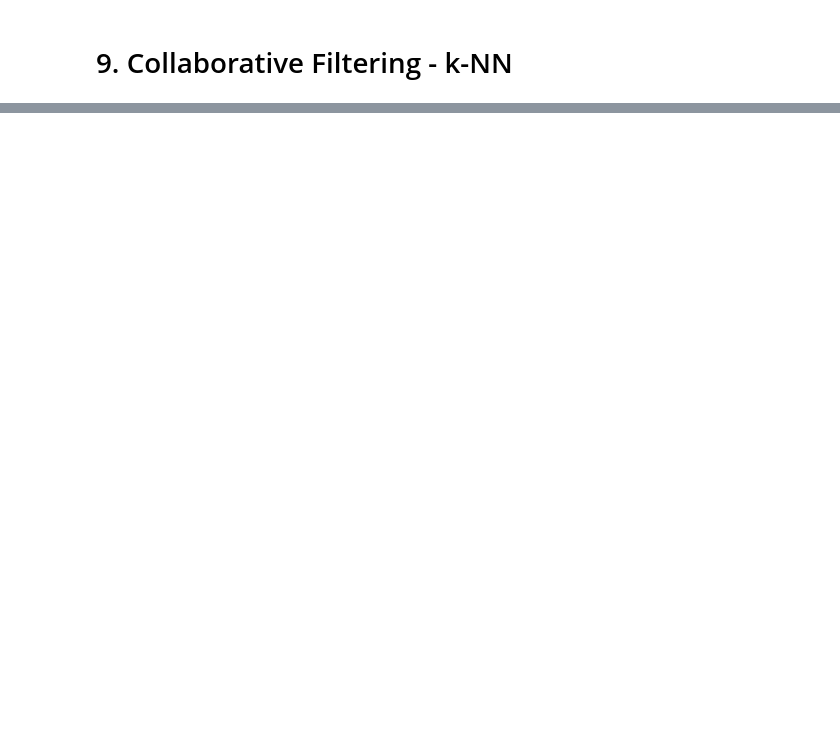
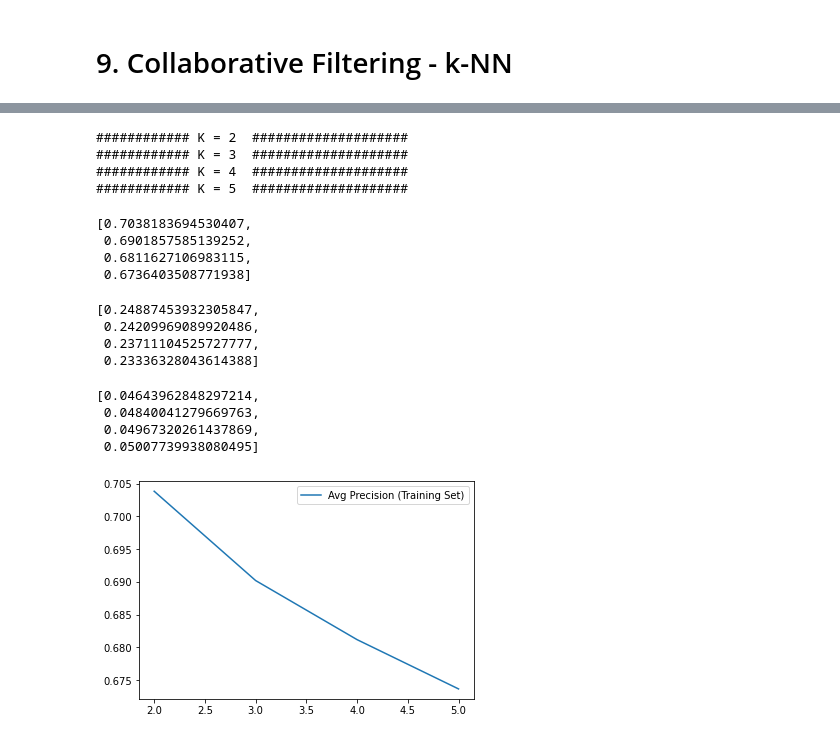
Before and after one commit to Rick0701/Videogames_Reccommendation, a Jupyter notebook: 9.Collaborative_Filtering_kNN.ipynb, the cells around one changed output, grey strips where cells are left out. Drawn from its saved outputs; the diff is of its cells as text; code cells hidden in the pictures; blank space fills up the shorter version.

```diff
--- a/9.Collaborative_Filtering_kNN.ipynb
+++ b/9.Collaborative_Filtering_kNN.ipynb
@@ -200,0 +118,17 @@ users_mapping[4607]
+# %%
+def avg_recall(row):
+     user_id_current = row["User"]
+     precision_current = []
+     recall_current = []
+     hgr_current = []
+     for i, neigh in enumerate(row["Nearest Neighbors"]):
+          # The computation should not be done for the same user
+          if i>0:
+               prec, recl, hgr = eval_k_kNN(user_id_current, neigh, 10, x_train, y_train, x_test)
+               precision_current.append(prec)
+               recall_current.append(recl)
+               hgr_current.append(hgr)
+     row["avg_precision"] = np.mean(precision_current)
+     row["avg_recall"] = np.mean(recall_current)
+     row["avg_hgr"] = np.mean(hgr_current)
+     return row
@@ -200,0 +141,56 @@ users_mapping[4607]
+# %%
+def accuracy_model(df):
+    avg_prec_model = np.mean(df["avg_precision"])
+    avg_recall_model = np.mean(df["avg_recall"])
+    avg_hgr = np.mean(df["avg_hgr"])
+    return avg_prec_model, avg_recall_model, avg_hgr
+
+# accuracy_model(neighbor_table_df_acc)
+# %%
+precision_model = []
+recall_model = []
+hgr_model = []
+num_neighbours = 6
+
+for k in range(2,num_neighbours):
+    print("############ K =", k, " ####################")
+    neighbor_table_df = knn_model(similarities, k, 'cosine')
+    neighbor_table_df_acc = neighbor_table_df.apply(avg_recall, axis=1)
+    prec, rec, hgr = accuracy_model(neighbor_table_df_acc)
+    precision_model.append(prec)
+    recall_model.append(rec)
+    hgr_model.append(hgr)
+# %% [output]
+############ K = 2  ####################
+############ K = 3  ####################
+############ K = 4  ####################
+############ K = 5  ####################
+# %%
+precision_model
+# %% [output]
+[0.7038183694530407,
+ 0.6901857585139252,
+ 0.6811627106983115,
+ 0.6736403508771938]
+# %%
+recall_model
+# %% [output]
+[0.24887453932305847,
+ 0.24209969089920486,
+ 0.23711104525727777,
+ 0.23336328043614388]
+# %%
+hgr_model
+# %% [output]
+[0.04643962848297214,
+ 0.04840041279669763,
+ 0.04967320261437869,
+ 0.05007739938080495]
+# %%
+neighb = range(2,num_neighbours)
+# %%
+plt.plot(neighb, precision_model, label='Avg Precision (Training Set)')
+plt.legend()
+plt.show()
+# %% [output]
+[figure, added]
```
Also changed, not shown: parts of 34 cells of this notebook, 1 other file.
